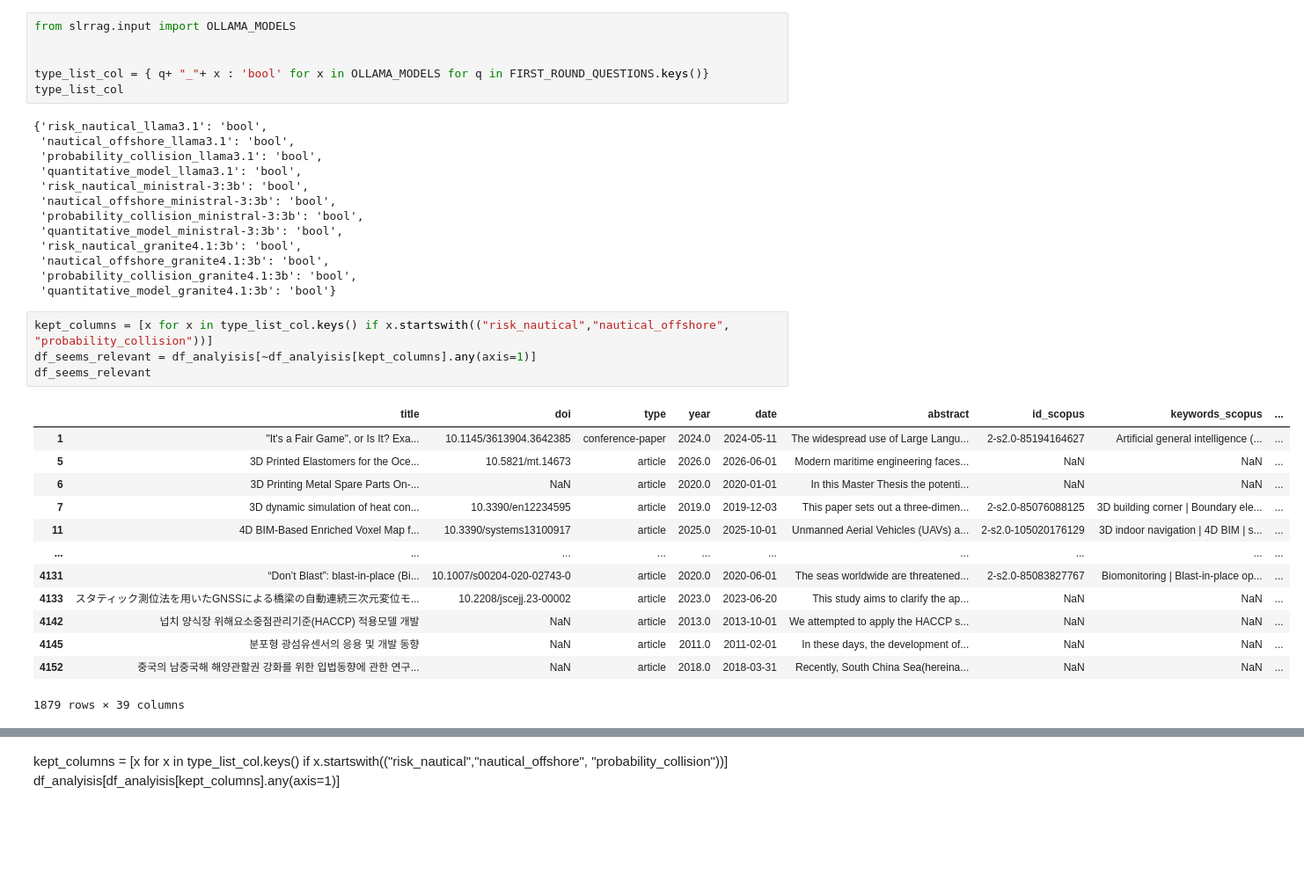
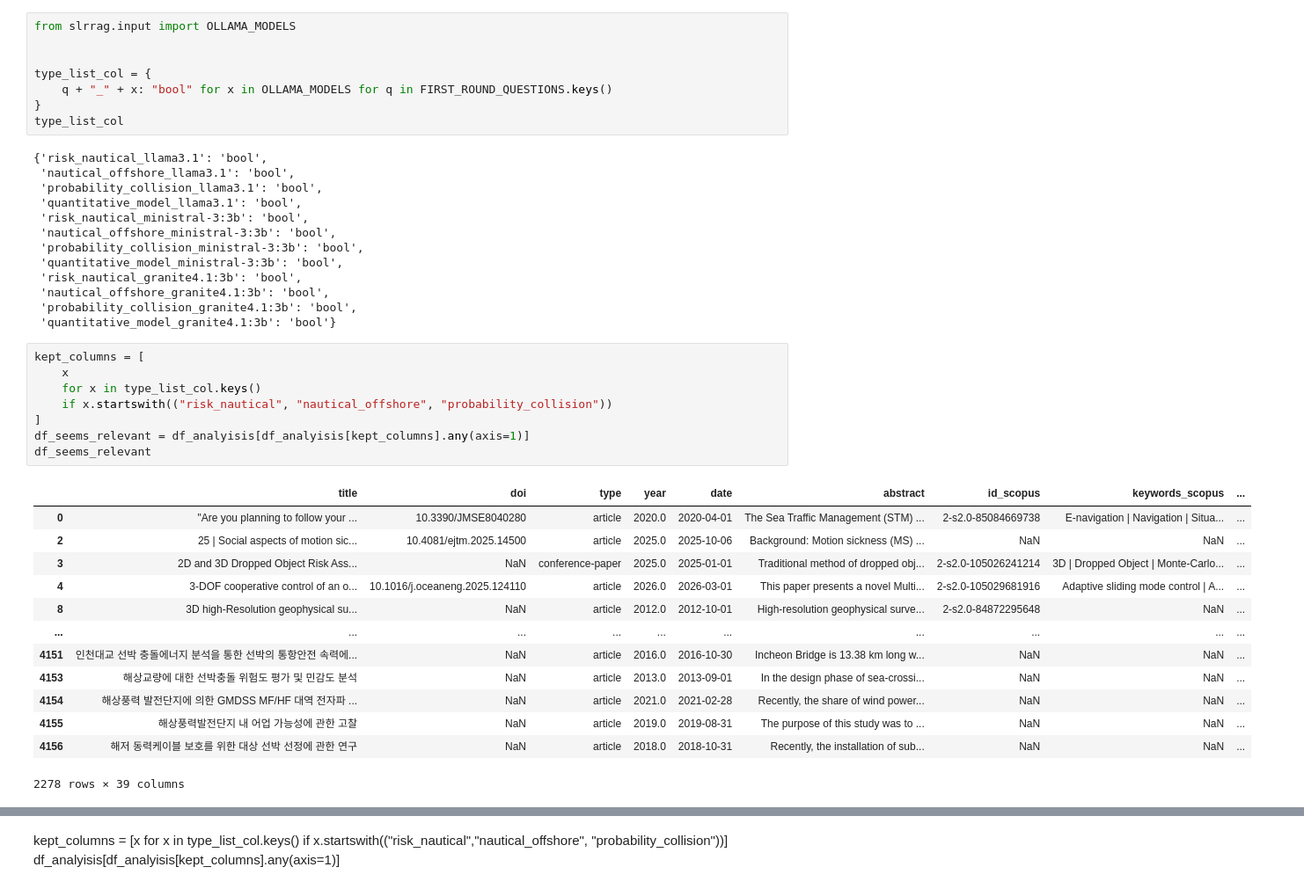
Before and after one commit to TUDelft-CITG/SLR-RAG, a Jupyter notebook: notebooks/test_api_extraction.ipynb, the cells around one changed output, grey strips where cells are left out. Shown at 88% size. Saved outputs shown, nothing was run; the diff lists cells and outputs as text; blank space fills up the shorter version.

```diff
--- a/notebooks/test_api_extraction.ipynb
+++ b/notebooks/test_api_extraction.ipynb
@@ -889,7 +1066,9 @@ df_analyisis[df_analyisis["is_reference"]]
 from slrrag.input import OLLAMA_MODELS
 
 
-type_list_col = { q+ "_"+ x : 'bool' for x in OLLAMA_MODELS for q in FIRST_ROUND_QUESTIONS.keys()}
+type_list_col = {
+    q + "_" + x: "bool" for x in OLLAMA_MODELS for q in FIRST_ROUND_QUESTIONS.keys()
+}
 type_list_col
 # %% [output]
 {'risk_nautical_llama3.1': 'bool',
@@ -905,23 +1084,27 @@ type_list_col
  'probability_collision_granite4.1:3b': 'bool',
  'quantitative_model_granite4.1:3b': 'bool'}
 # %%
-kept_columns = [x for x in type_list_col.keys() if x.startswith(("risk_nautical","nautical_offshore", "probability_collision"))]
-df_seems_relevant = df_analyisis[~df_analyisis[kept_columns].any(axis=1)]
+kept_columns = [
+    x
+    for x in type_list_col.keys()
+    if x.startswith(("risk_nautical", "nautical_offshore", "probability_collision"))
+]
+df_seems_relevant = df_analyisis[df_analyisis[kept_columns].any(axis=1)]
 df_seems_relevant
 # %% [output]
 |  | title | doi | type | year | date | abstract | id_scopus | keywords_scopus | ... |
-| 1 | "It's a Fair Game", or Is It? Exa... | 10.1145/3613904.3642385 | conference-paper | 2024.0 | 2024-05-11 | The widespread use of Large Langu... | 2-s2.0-85194164627 | Artificial general intelligence (... | ... |
-| 5 | 3D Printed Elastomers for the Oce... | 10.5821/mt.14673 | article | 2026.0 | 2026-06-01 | Modern maritime engineering faces... | NaN | NaN | ... |
-| 6 | 3D Printing Metal Spare Parts On-... | NaN | article | 2020.0 | 2020-01-01 | In this Master Thesis the potenti... | NaN | NaN | ... |
-| 7 | 3D dynamic simulation of heat con... | 10.3390/en12234595 | article | 2019.0 | 2019-12-03 | This paper sets out a three-dimen... | 2-s2.0-85076088125 | 3D building corner | Boundary ele... | ... |
-| 11 | 4D BIM-Based Enriched Voxel Map f... | 10.3390/systems13100917 | article | 2025.0 | 2025-10-01 | Unmanned Aerial Vehicles (UAVs) a... | 2-s2.0-105020176129 | 3D indoor navigation | 4D BIM | s... | ... |
+| 0 | "Are you planning to follow your ... | 10.3390/JMSE8040280 | article | 2020.0 | 2020-04-01 | The Sea Traffic Management (STM) ... | 2-s2.0-85084669738 | E-navigation | Navigation | Situa... | ... |
+| 2 | 25 | Social aspects of motion sic... | 10.4081/ejtm.2025.14500 | article | 2025.0 | 2025-10-06 | Background: Motion sickness (MS) ... | NaN | NaN | ... |
+| 3 | 2D and 3D Dropped Object Risk Ass... | NaN | conference-paper | 2025.0 | 2025-01-01 | Traditional method of dropped obj... | 2-s2.0-105026241214 | 3D | Dropped Object | Monte-Carlo... | ... |
+| 4 | 3-DOF cooperative control of an o... | 10.1016/j.oceaneng.2025.124110 | article | 2026.0 | 2026-03-01 | This paper presents a novel Multi... | 2-s2.0-105029681916 | Adaptive sliding mode control | A... | ... |
+| 8 | 3D high-Resolution geophysical su... | NaN | article | 2012.0 | 2012-10-01 | High-resolution geophysical surve... | 2-s2.0-84872295648 | NaN | ... |
 | ... | ... | ... | ... | ... | ... | ... | ... | ... | ... |
-| 4131 | “Don’t Blast”: blast-in-place (Bi... | 10.1007/s00204-020-02743-0 | article | 2020.0 | 2020-06-01 | The seas worldwide are threatened... | 2-s2.0-85083827767 | Biomonitoring | Blast-in-place op... | ... |
-| 4133 | スタティック測位法を用いたGNSSによる橋梁の自動連続三次元変位モ... | 10.2208/jscejj.23-00002 | article | 2023.0 | 2023-06-20 | This study aims to clarify the ap... | NaN | NaN | ... |
-| 4142 | 넙치 양식장 위해요소중점관리기준(HACCP) 적용모델 개발 | NaN | article | 2013.0 | 2013-10-01 | We attempted to apply the HACCP s... | NaN | NaN | ... |
-| 4145 | 분포형 광섬유센서의 응용 및 개발 동향 | NaN | article | 2011.0 | 2011-02-01 | In these days, the development of... | NaN | NaN | ... |
-| 4152 | 중국의 남중국해 해양관할권 강화를 위한 입법동향에 관한 연구... | NaN | article | 2018.0 | 2018-03-31 | Recently, South China Sea(hereina... | NaN | NaN | ... |
+| 4151 | 인천대교 선박 충돌에너지 분석을 통한 선박의 통항안전 속력에... | NaN | article | 2016.0 | 2016-10-30 | Incheon Bridge is 13.38 km long w... | NaN | NaN | ... |
+| 4153 | 해상교량에 대한 선박충돌 위험도 평가 및 민감도 분석 | NaN | article | 2013.0 | 2013-09-01 | In the design phase of sea-crossi... | NaN | NaN | ... |
+| 4154 | 해상풍력 발전단지에 의한 GMDSS MF/HF 대역 전자파 ... | NaN | article | 2021.0 | 2021-02-28 | Recently, the share of wind power... | NaN | NaN | ... |
+| 4155 | 해상풍력발전단지 내 어업 가능성에 관한 고찰 | NaN | article | 2019.0 | 2019-08-31 | The purpose of this study was to ... | NaN | NaN | ... |
+| 4156 | 해저 동력케이블 보호를 위한 대상 선박 선정에 관한 연구 | NaN | article | 2018.0 | 2018-10-31 | Recently, the installation of sub... | NaN | NaN | ... |
-1879 rows × 39 columns
+2278 rows × 39 columns
 # %%
 df_seems_relevant.head()[kept_columns].corr()
 # %% [output]
```
Also changed, not shown: parts of 44 cells of this notebook, 10 other files.
